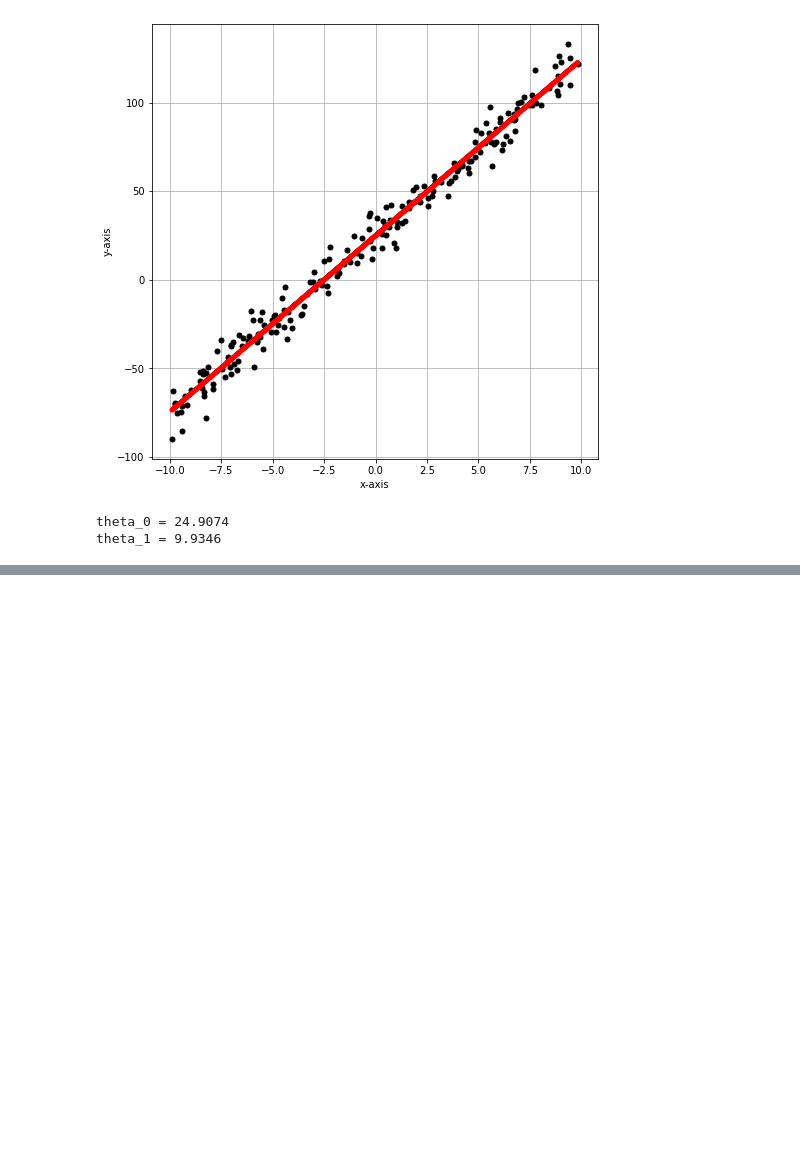
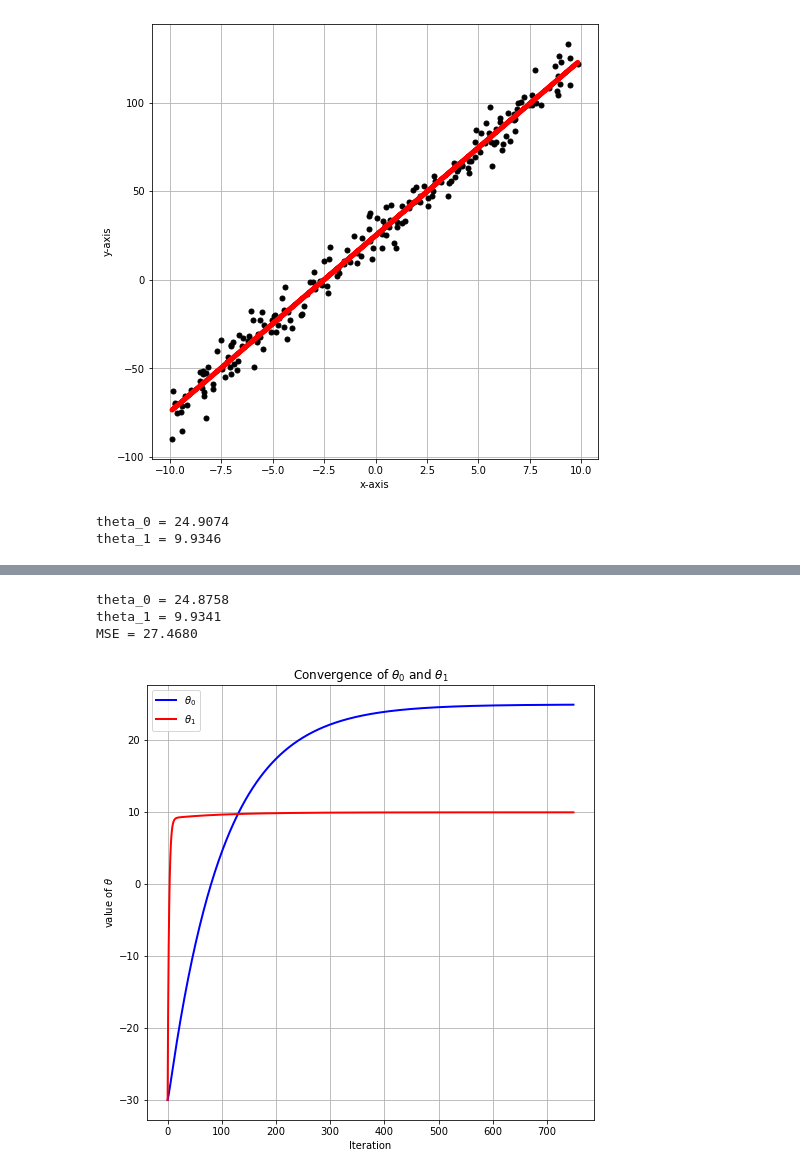
Before and after one commit to Seng-Ly/Matrix-Computation-Class, a Jupyter notebook: assigments/03/assignment03.ipynb, the cells around one changed output, grey strips where cells are left out. Cells and saved outputs as stored; diff of their text form; code cells hidden in the pictures; blank space fills up the shorter version.

```diff
--- a/assigments/03/assignment03.ipynb
+++ b/assigments/03/assignment03.ipynb
@@ -82,0 +91,63 @@ plt.show()
+# %%
+# create lists to collect information for plot
+col_theta0 = []
+col_theta1 = []
+col_MSE = []
+
+# learning rate
+alpha = 0.01
+
+# theta_0 and theta_1 initial
+theta0 = -30; theta1 = -30
+
+total1 = 0
+for i in range(m):
+    total1 += (theta0 + theta1*x[i] - y[i])**2
+
+col_MSE.append(1/(2*m)*total1)
+col_theta0.append(theta0)
+col_theta1.append(theta1)
+
+MSE = 0
+
+while(True):
+  total1 = 0; total2 = 0; total3 = 0
+  for i in range(m):
+    total2 += theta0 + theta1 * x[i] - y[i]
+    total3 += (theta0 + theta1 * x[i] -  y[i])*x[i]
+
+  theta0 = theta0 - alpha*total2/m
+  theta1 = theta1 - alpha*total3/m
+
+  for i in range(m):
+    total1 += (theta0 + theta1 * x[i] - y[i])**2
+
+  col_MSE.append(1/(2*m)*total1)
+  col_theta0.append(theta0)
+  col_theta1.append(theta1)
+
+  if abs(MSE - 1/(2*m)*total1) < 10**-5:
+      break
+  else:
+      MSE = 1/(2*m)*total1
+
+# print out the value
+print('theta_0 = %.4f' % theta0)
+print('theta_1 = %.4f' % theta1)
+print('MSE = %.4f' % MSE)
+# %% [output]
+theta_0 = 24.8758
+theta_1 = 9.9341
+MSE = 27.4680
+# %%
+plt.figure(figsize=(8, 8))
+plt.plot(col_theta0, 'b-', linewidth=2, markersize=5)
+plt.plot(col_theta1, 'r-', linewidth=2, markersize=5)
+plt.ylabel('value of $\\theta$')
+plt.xlabel('Iteration')
+plt.legend(['$\\theta_0$','$\\theta_1$'])
+plt.grid()
+plt.title('Convergence of $\\theta_0$ and $\\theta_1$')
+plt.show()
+# %% [output]
+[figure, added]
```
Also changed, not shown: parts of 5 cells of this notebook, 1 other file.
